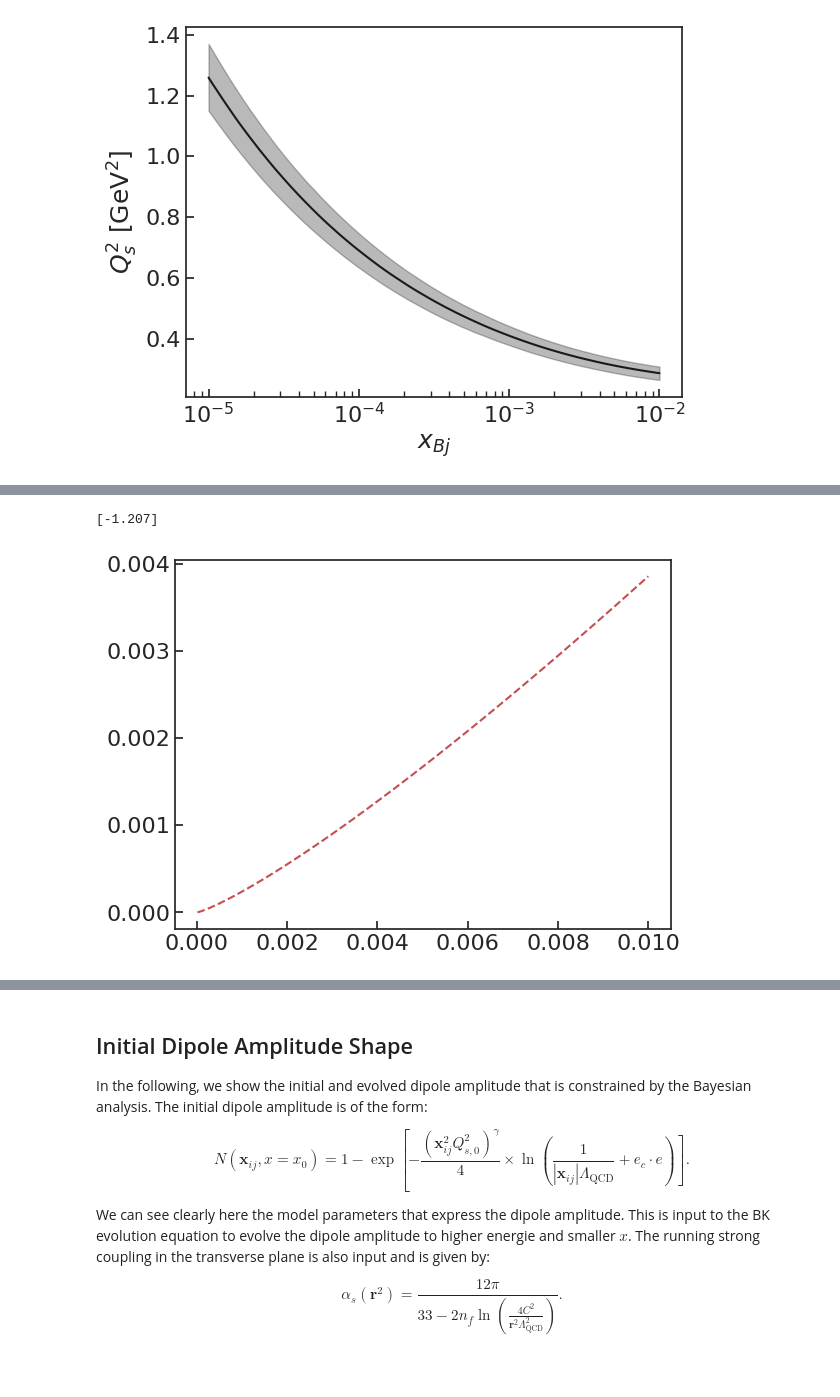
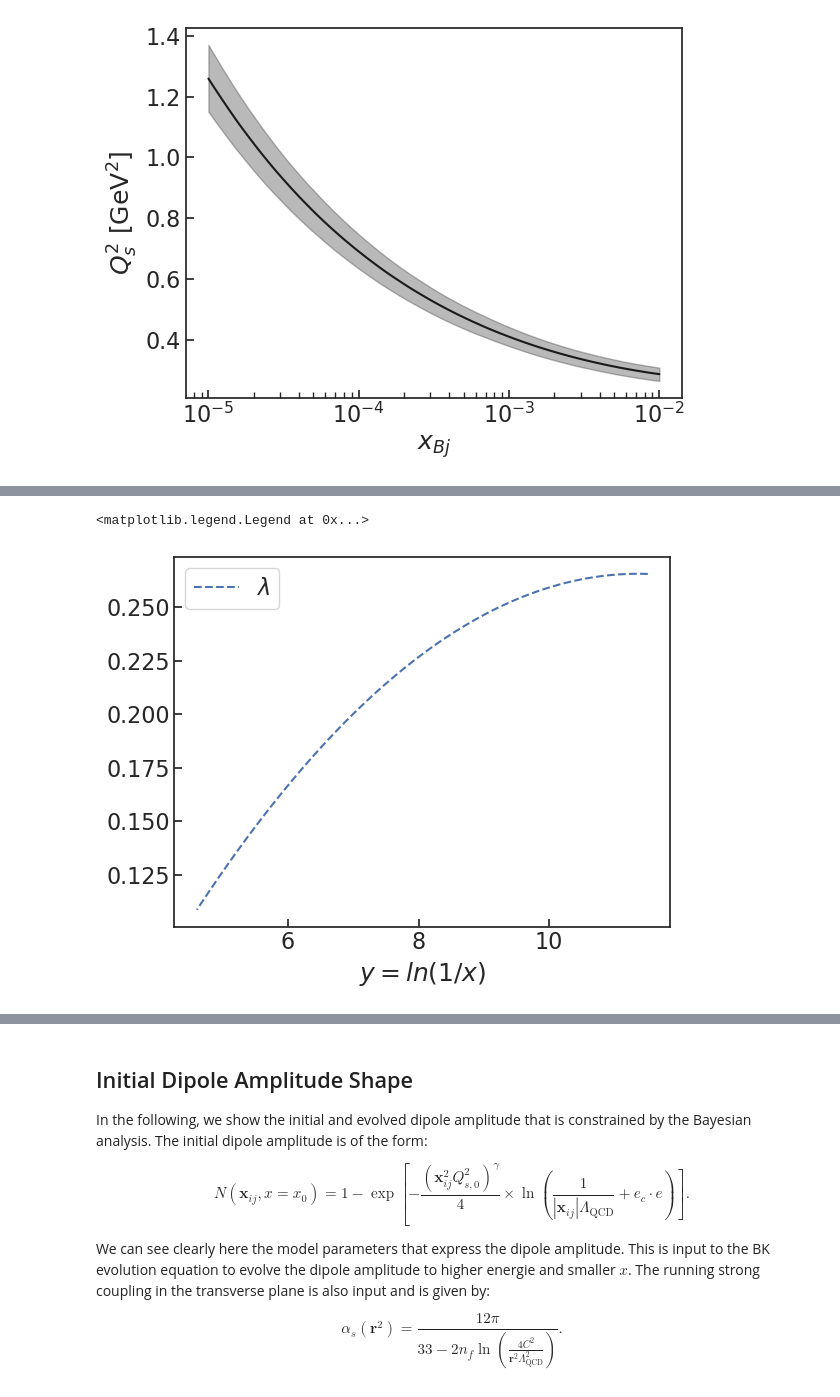
Before and after one commit to camcasuga/BayesianBK_results, a Jupyter notebook: analysis.ipynb, the cells around one changed output, grey strips where cells are left out. Cells and saved outputs as stored; diff of their text form; code cells hidden in the pictures.

```diff
--- a/analysis.ipynb
+++ b/analysis.ipynb
@@ -394,22 +378,15 @@ plt.plot(xs, spl_derivs, '--', color = 'b', label = "spline derivative")
-# %%
-from scipy.optimize import curve_fit
-def func(x, a):
-    return x**(-a)
-
-def dfunc(x, a):
-    return -a * x**(-a-1)
-
-# slope of Qs2(x)
-dmean = spl.derivative()
-dmean = dmean(xs)
-
-# fit d(x**lambda) to dmean
-lmbd, pcov = curve_fit(func, xs, dmean)
-
-# plot
-#plt.plot(xs, dmean, color = 'k')
-plt.plot(xs, func(xs, lmbd), '--', color = 'r', label = "fit")
-print(lmbd)
-# %% [output]
-[-1.207]
-[figure, removed]
+# %%
+from scipy.interpolate import UnivariateSpline
+y = [np.log(1/x) for x in xs]
+ln_qs2 = [np.log(qs2) for qs2 in mean]
+spl = UnivariateSpline(y[::-1], ln_qs2[::-1], s = 0.5)
+spl_der = spl.derivative()
+lmbd = spl_der(y)
+#plt.plot(y, spl(y), label = "$ln (Q_{s}^{2}) spline $")
+#plt.plot(y, ln_qs2, '+')
+plt.plot(y, lmbd, '--', label = "$\lambda$")
+plt.xlabel("$y = ln(1/x)$")
+plt.legend()
+# %% [output]
+<matplotlib.legend.Legend at 0x...>
+[figure, added]
```
Also changed, not shown: parts of 14 cells of this notebook, 8 other files.
